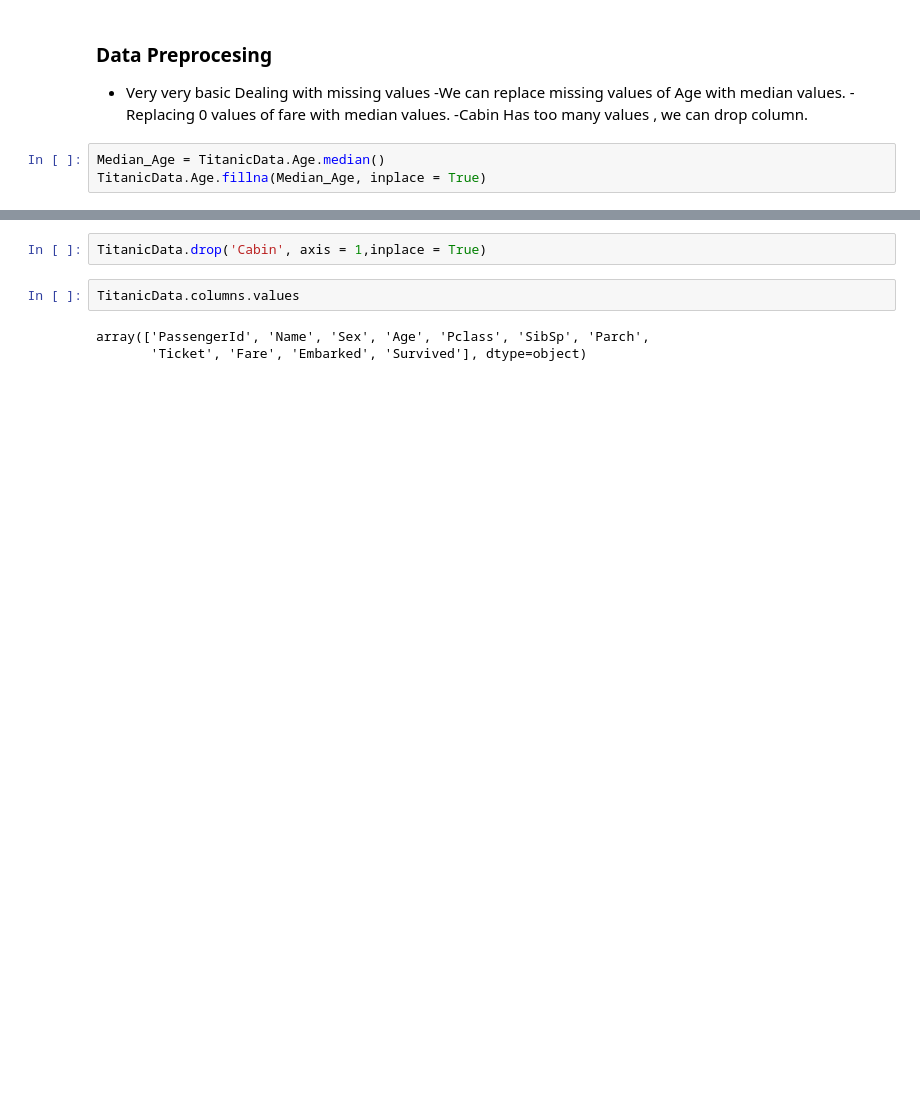
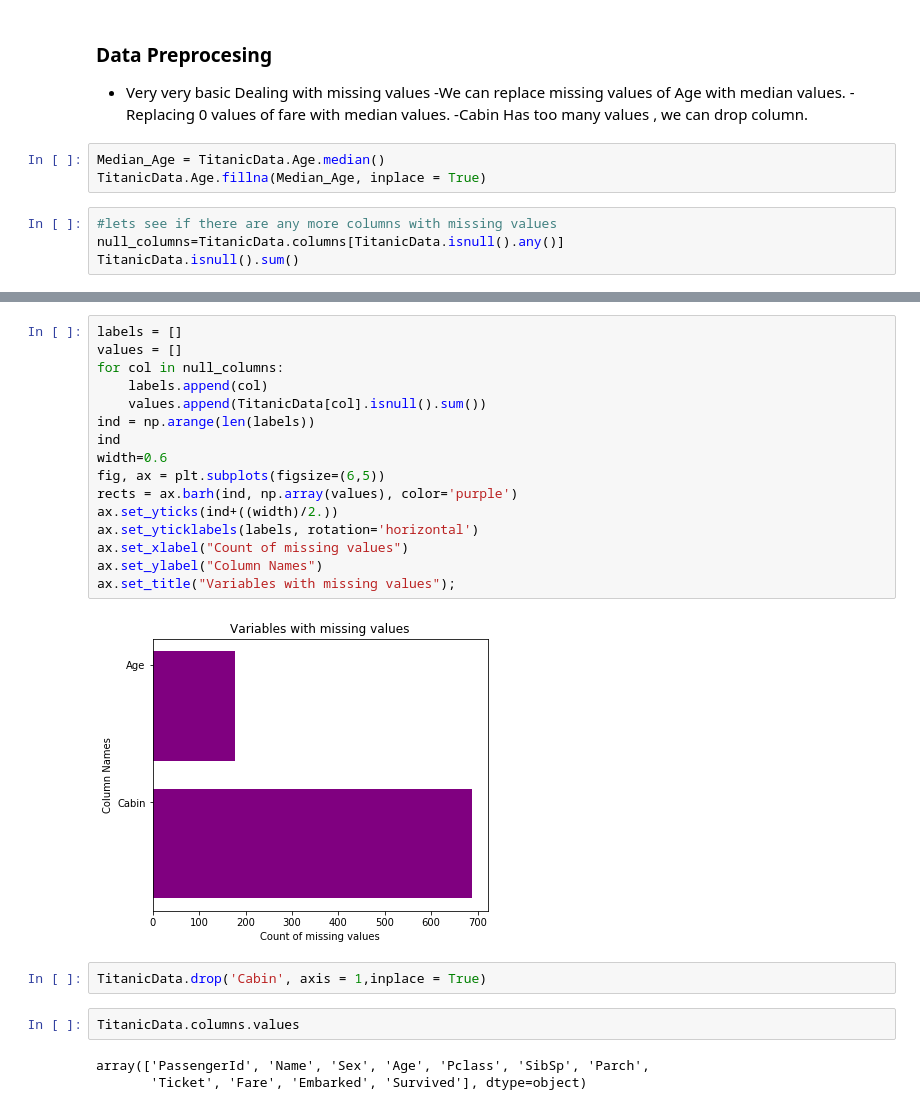
Before and after one commit to TJ-DS/ExploratoryDataAnalysis-EDA, a Jupyter notebook: TitanicDataset/TitanicDataset.ipynb, the cells around one changed output, grey strips where cells are left out. Cells and saved outputs as stored; diff of their text form; blank space fills up the shorter version.

```diff
--- a/TitanicDataset/TitanicDataset.ipynb
+++ b/TitanicDataset/TitanicDataset.ipynb
@@ -222,3 +257,7 @@ profile.to_file(outputfile="titanic_before_preprocessing.html")
 # %%
 Median_Age = TitanicData.Age.median()
 TitanicData.Age.fillna(Median_Age, inplace = True)
+# %%
+#lets see if there are any more columns with missing values
+null_columns=TitanicData.columns[TitanicData.isnull().any()]
+TitanicData.isnull().sum()
@@ -225,3 +278,21 @@ TitanicData.Age.fillna(Median_Age, inplace = True)
+# %%
+labels = []
+values = []
+for col in null_columns:
+    labels.append(col)
+    values.append(TitanicData[col].isnull().sum())
+ind = np.arange(len(labels))
+ind
+width=0.6
+fig, ax = plt.subplots(figsize=(6,5))
+rects = ax.barh(ind, np.array(values), color='purple')
+ax.set_yticks(ind+((width)/2.))
+ax.set_yticklabels(labels, rotation='horizontal')
+ax.set_xlabel("Count of missing values")
+ax.set_ylabel("Column Names")
+ax.set_title("Variables with missing values");
+# %% [output]
+[figure, added]
 # %%
 TitanicData.drop('Cabin', axis = 1,inplace = True)
 # %%
```
Also changed, not shown: parts of 102 cells of this notebook.
